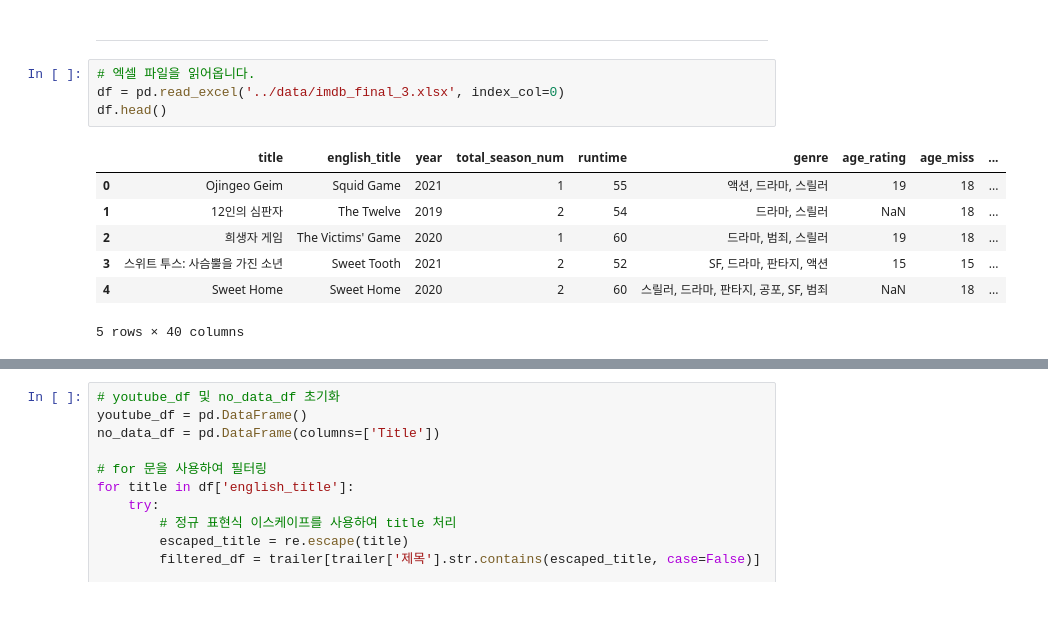
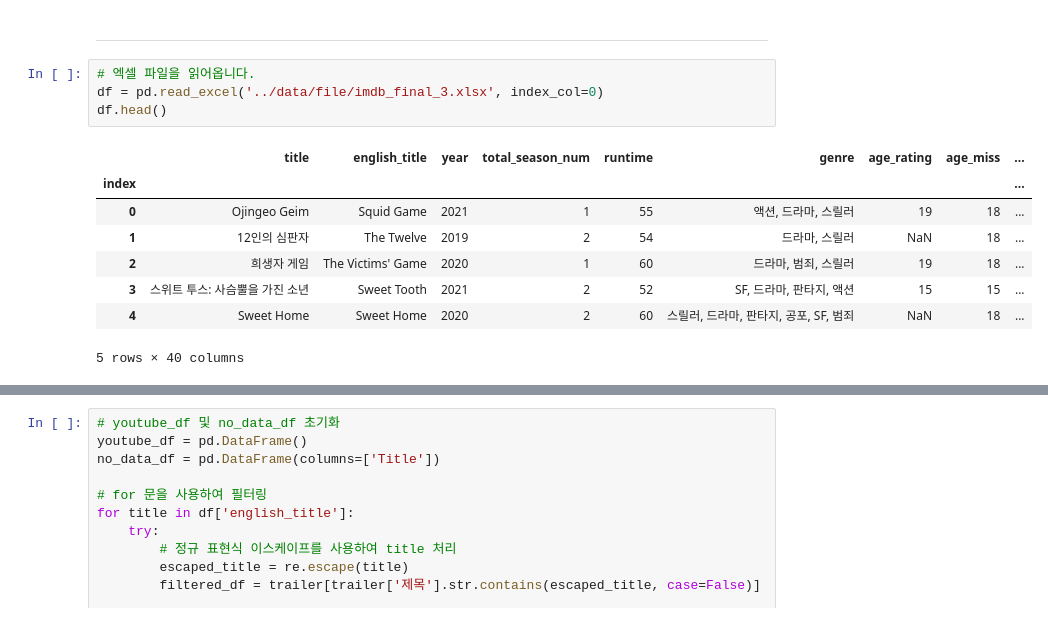
Before and after one commit to ML-project-3/ML_project, a Jupyter notebook: data/youtube.ipynb, the cells around one changed output, grey strips where cells are left out. Saved outputs shown, nothing was run; the diff lists cells and outputs as text.

```diff
--- a/data/youtube.ipynb
+++ b/data/youtube.ipynb
@@ -159,10 +195,11 @@ df_videos[df_videos['제목'].str.contains('JIVA')]
 ---
 # %%
 # 엑셀 파일을 읽어옵니다.
-df = pd.read_excel('../data/imdb_final_3.xlsx', index_col=0)
+df = pd.read_excel('../data/file/imdb_final_3.xlsx', index_col=0)
 df.head()
 # %% [output]
 |  | title | english_title | year | total_season_num | runtime | genre | age_rating | age_miss | ... |
+| index |  |  |  |  |  |  |  |  | ... |
 | 0 | Ojingeo Geim | Squid Game | 2021 | 1 | 55 | 액션, 드라마, 스릴러 | 19 | 18 | ... |
 | 1 | 12인의 심판자 | The Twelve | 2019 | 2 | 54 | 드라마, 스릴러 | NaN | 18 | ... |
 | 2 | 희생자 게임 | The Victims' Game | 2020 | 1 | 60 | 드라마, 범죄, 스릴러 | 19 | 18 | ... |
```
Also changed, not shown: parts of 16 cells of this notebook.
